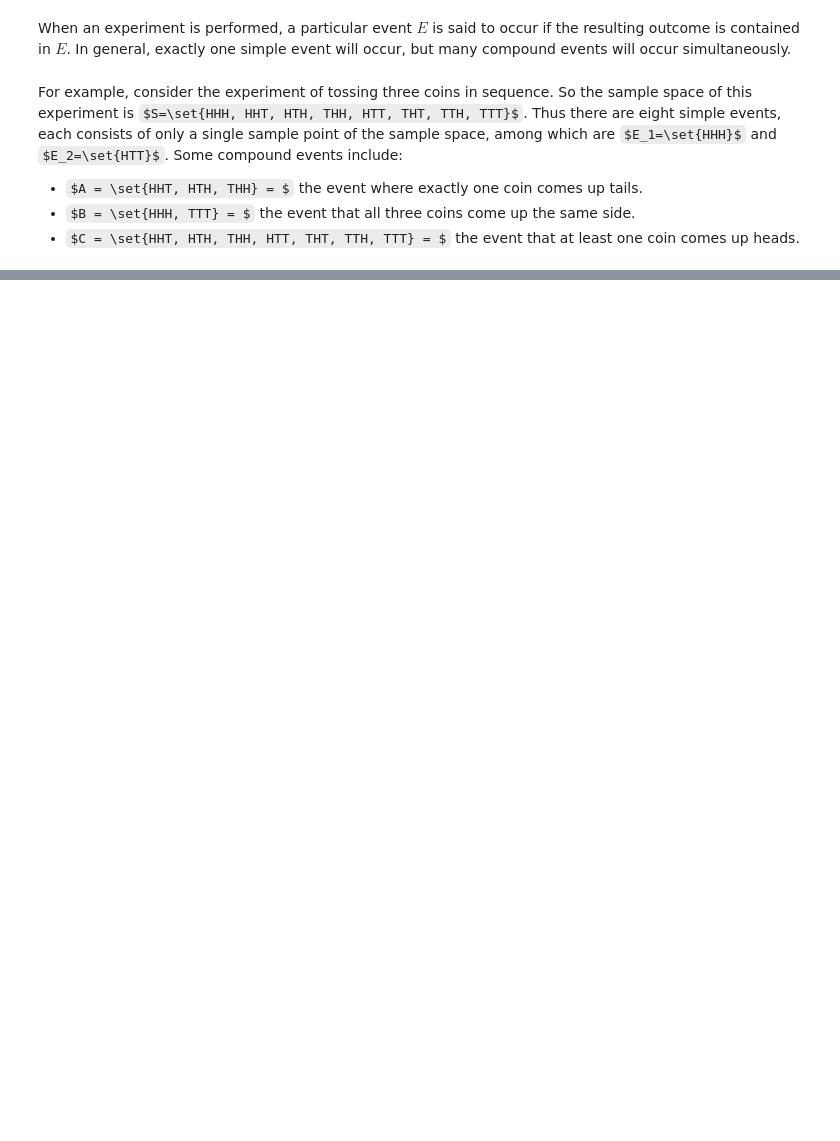
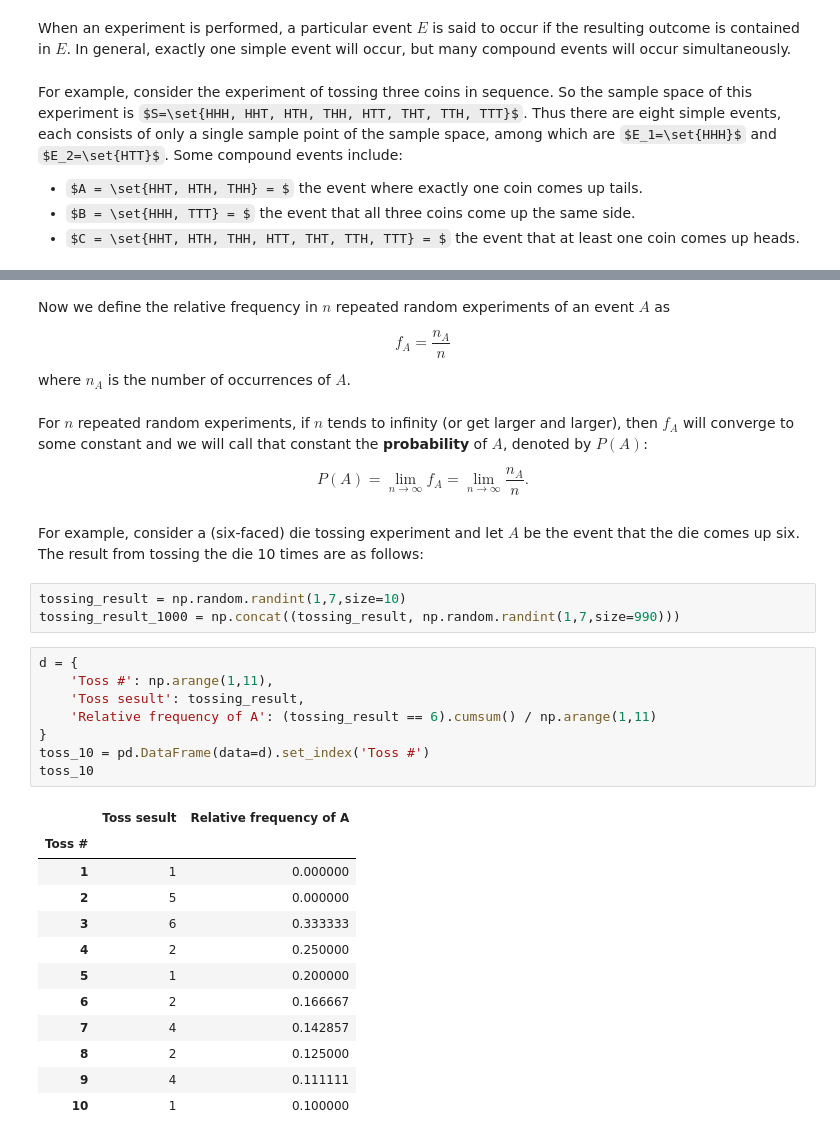
Before and after one commit to NEWisREAL1/Statistics-Notebooks, a Jupyter notebook: Chapter 3 - Probability.ipynb, the cells around one changed output, grey strips where cells are left out. Saved outputs shown, nothing was run; the diff lists cells and outputs as text; some formulas as TeX source; blank space fills up the shorter version.

```diff
--- a/Chapter 3 - Probability.ipynb
+++ b/Chapter 3 - Probability.ipynb
@@ -389,0 +97,40 @@ And that is the estimation of fraction of cheaters.
+# %% [markdown]
+Now we define the relative frequency in $n$ repeated random experiments of an event $A$ as
+
+$$
+f_A = \frac{n_A}{n}
+$$
+
+where $n_A$ is the number of occurrences of $A$.
+# %% [markdown]
+For $n$ repeated random experiments, if $n$ tends to infinity (or get larger and larger), then $f_A$ will converge to some constant and we will call that constant the **probability** of $A$, denoted by $P(A)$:
+
+$$
+P(A) = \lim_{n\to\infty}f_A = \lim_{n\to\infty}\frac{n_A}{n}.
+$$
+# %% [markdown]
+For example, consider a (six-faced) die tossing experiment and let $A$ be the event that the die comes up six. The result from tossing the die 10 times are as follows:
+# %%
+tossing_result = np.random.randint(1,7,size=10)
+tossing_result_1000 = np.concat((tossing_result, np.random.randint(1,7,size=990)))
+# %%
+d = {
+    'Toss #': np.arange(1,11),
+    'Toss sesult': tossing_result,
+    'Relative frequency of A': (tossing_result == 6).cumsum() / np.arange(1,11)
+}
+toss_10 = pd.DataFrame(data=d).set_index('Toss #')
+toss_10
+# %% [output]
+|  | Toss sesult | Relative frequency of A |
+| Toss # |  |  |
+| 1 | 1 | 0.000000 |
+| 2 | 5 | 0.000000 |
+| 3 | 6 | 0.333333 |
+| 4 | 2 | 0.250000 |
+| 5 | 1 | 0.200000 |
+| 6 | 2 | 0.166667 |
+| 7 | 4 | 0.142857 |
+| 8 | 2 | 0.125000 |
+| 9 | 4 | 0.111111 |
+| 10 | 1 | 0.100000 |
```
Also changed, not shown: parts of 77 cells of this notebook, 21 other files.
